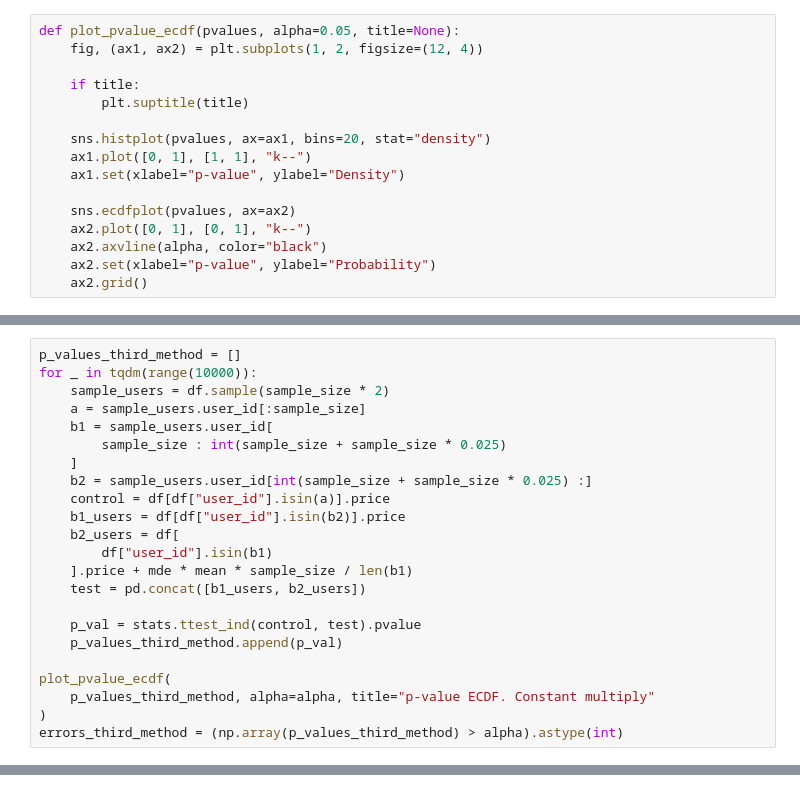
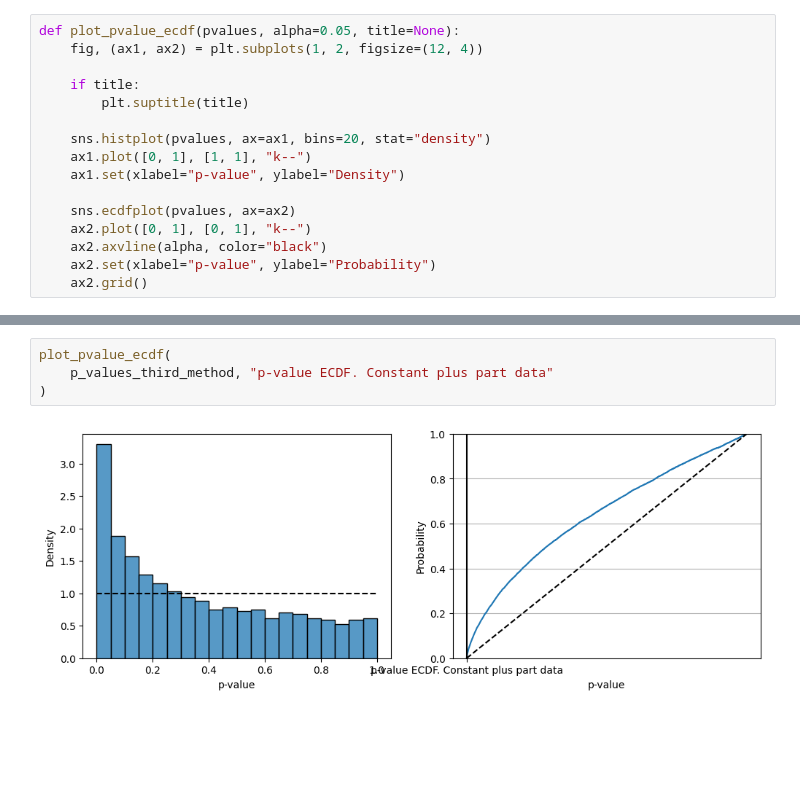
Before and after one commit to akotomin/AB_tests, a Jupyter notebook: notebooks/A:B_simulator/Lesson_4/Seminar_4/Seminar_4.ipynb, the cells around one changed output, grey strips where cells are left out. Drawn from its saved outputs; the diff is of its cells as text; blank space fills up the shorter version.

```diff
--- a/notebooks/A:B_simulator/Lesson_4/Seminar_4/Seminar_4.ipynb
+++ b/notebooks/A:B_simulator/Lesson_4/Seminar_4/Seminar_4.ipynb
@@ -99,23 +105,0 @@ errors_second_method = (np.array(p_values_second_method) > alpha).astype(int)
-# %%
-p_values_third_method = []
-for _ in tqdm(range(10000)):
-    sample_users = df.sample(sample_size * 2)
-    a = sample_users.user_id[:sample_size]
-    b1 = sample_users.user_id[
-        sample_size : int(sample_size + sample_size * 0.025)
-    ]
-    b2 = sample_users.user_id[int(sample_size + sample_size * 0.025) :]
-    control = df[df["user_id"].isin(a)].price
-    b1_users = df[df["user_id"].isin(b2)].price
-    b2_users = df[
-        df["user_id"].isin(b1)
-    ].price + mde * mean * sample_size / len(b1)
-    test = pd.concat([b1_users, b2_users])
-
-    p_val = stats.ttest_ind(control, test).pvalue
-    p_values_third_method.append(p_val)
-
-plot_pvalue_ecdf(
-    p_values_third_method, alpha=alpha, title="p-value ECDF. Constant multiply"
-)
-errors_third_method = (np.array(p_values_third_method) > alpha).astype(int)
@@ -124,3 +120,9 @@ errors_third_method = (np.array(p_values_third_method) > alpha).astype(int)
+# %%
+plot_pvalue_ecdf(
+    p_values_third_method, "p-value ECDF. Constant plus part data"
+)
+# %% [output]
+[figure, added]
 # %%
 print(f"part errors, first method = {np.mean(errors_first_method):0.4f}")
 print(f"part errors, second method = {np.mean(errors_second_method):0.4f}")
```
Also changed, not shown: parts of 11 cells of this notebook.
